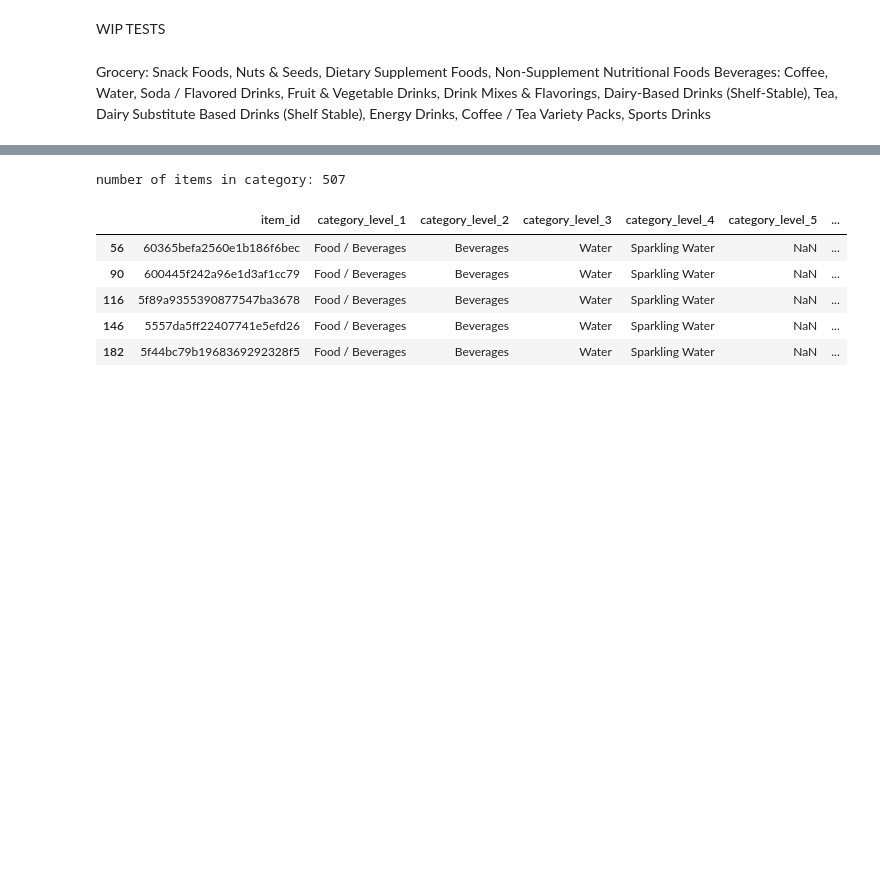
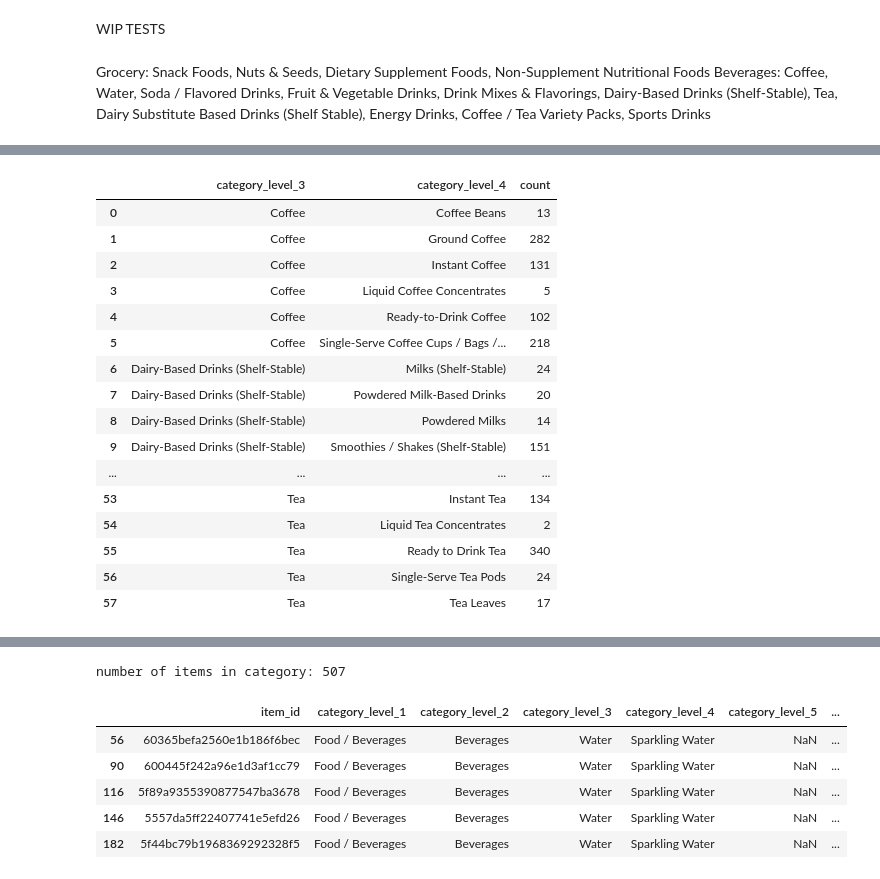
Before and after one commit to mafer09/craving-meter, a Jupyter notebook: Solr_Category.ipynb, the cells around one changed output, grey strips where cells are left out. Drawn from its saved outputs; the diff is of its cells as text; code cells hidden in the pictures; blank space fills up the shorter version.

```diff
--- a/Solr_Category.ipynb
+++ b/Solr_Category.ipynb
@@ -141,0 +249,20 @@ import pandas as pd
+# %%
+narrow
+# %% [output]
+|  | category_level_3 | category_level_4 | count |
+| 0 | Coffee | Coffee Beans | 13 |
+| 1 | Coffee | Ground Coffee | 282 |
+| 2 | Coffee | Instant Coffee | 131 |
+| 3 | Coffee | Liquid Coffee Concentrates | 5 |
+| 4 | Coffee | Ready-to-Drink Coffee | 102 |
+| 5 | Coffee | Single-Serve Coffee Cups / Bags /... | 218 |
+| 6 | Dairy-Based Drinks (Shelf-Stable) | Milks (Shelf-Stable) | 24 |
+| 7 | Dairy-Based Drinks (Shelf-Stable) | Powdered Milk-Based Drinks | 20 |
+| 8 | Dairy-Based Drinks (Shelf-Stable) | Powdered Milks | 14 |
+| 9 | Dairy-Based Drinks (Shelf-Stable) | Smoothies / Shakes (Shelf-Stable) | 151 |
+| ... | ... | ... | ... |
+| 53 | Tea | Instant Tea | 134 |
+| 54 | Tea | Liquid Tea Concentrates | 2 |
+| 55 | Tea | Ready to Drink Tea | 340 |
+| 56 | Tea | Single-Serve Tea Pods | 24 |
+| 57 | Tea | Tea Leaves | 17 |
```
Also changed, not shown: parts of 24 cells of this notebook, 1 other file.
